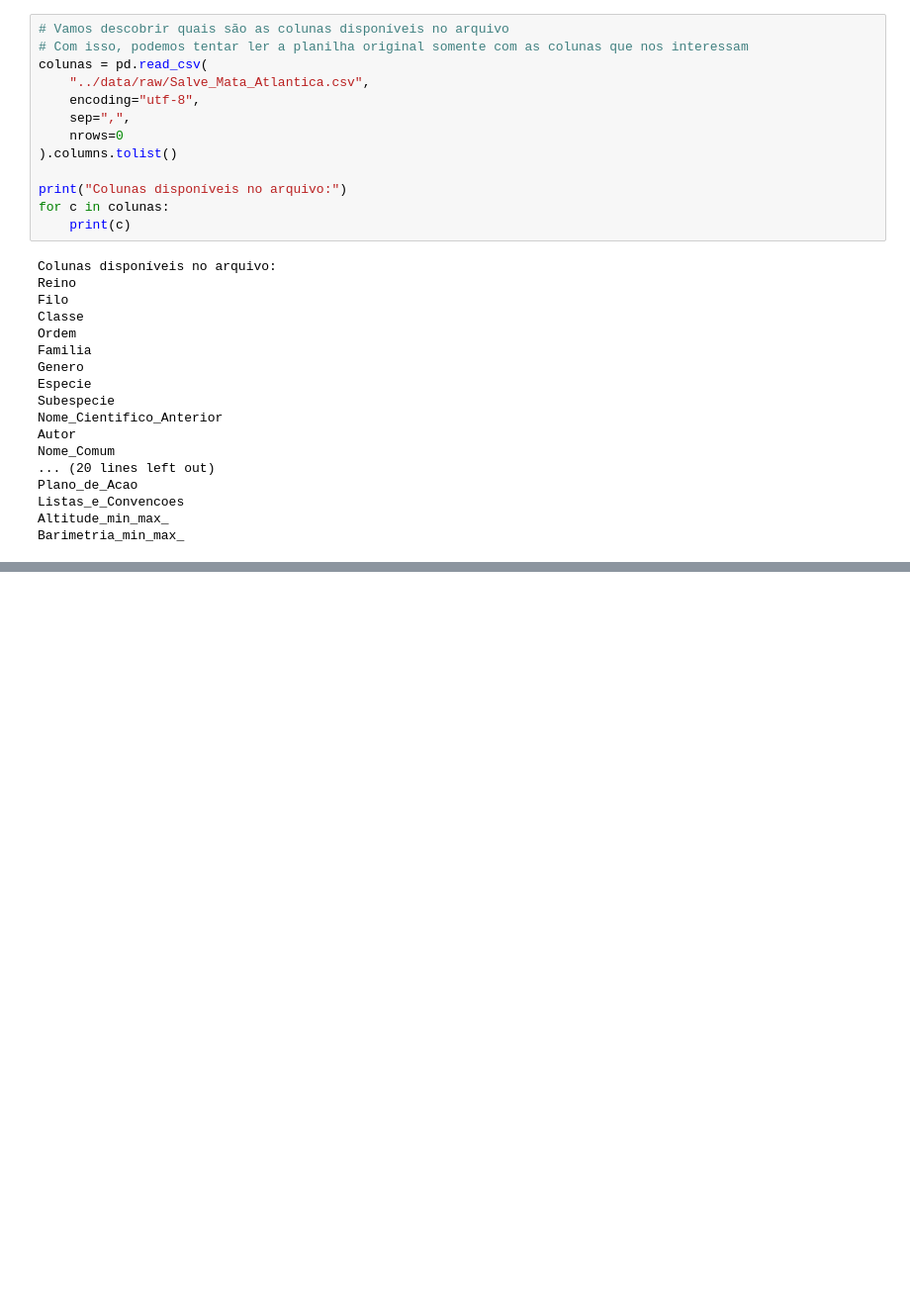
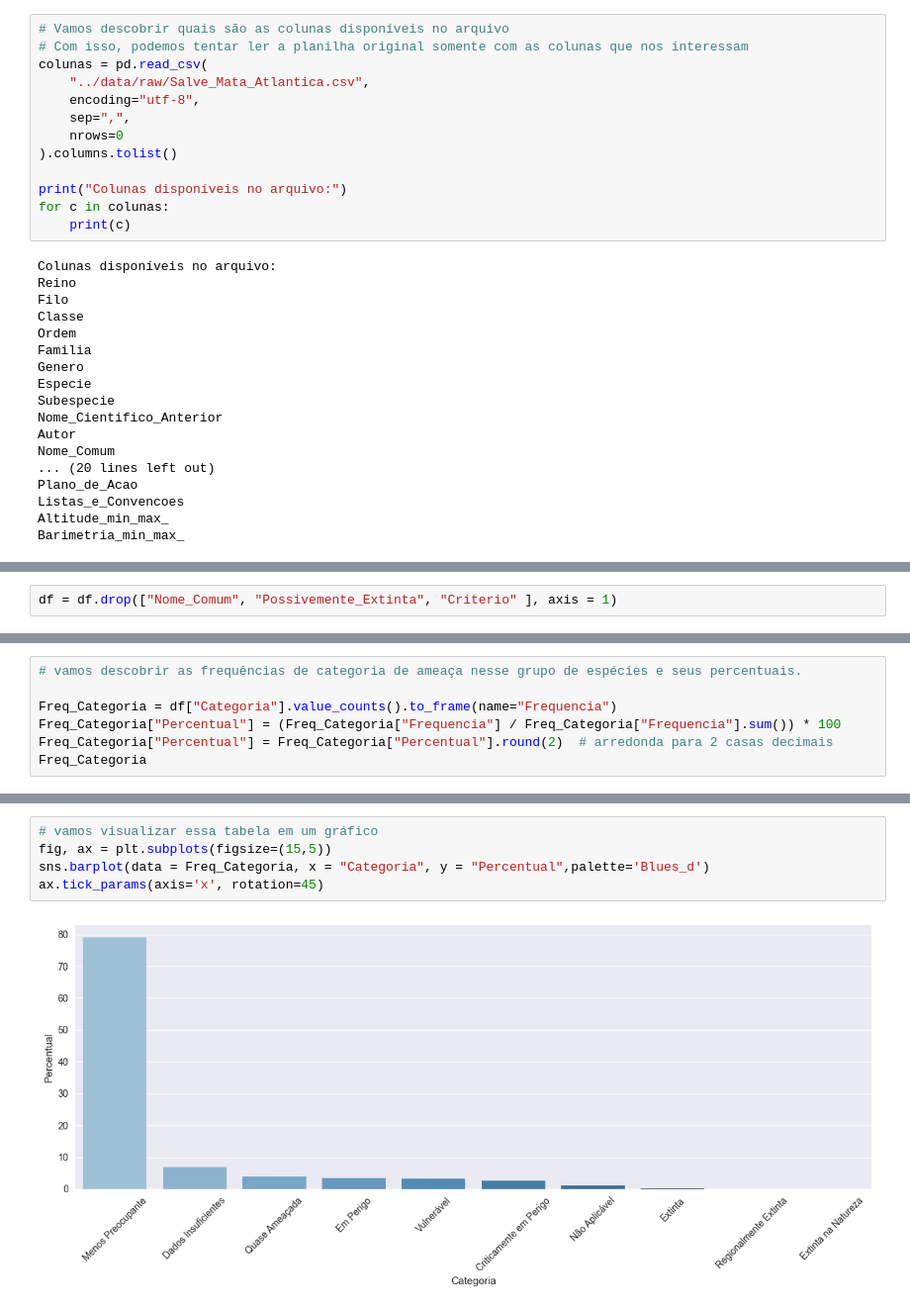
Before and after one commit to Carrascofs/analise-biodiversidade-mata-atlantica, a Jupyter notebook: notebooks/01_limpeza_e_exploracao.ipynb, the cells around one changed output, grey strips where cells are left out. Shown at 99% size. Saved outputs shown, nothing was run; the diff lists cells and outputs as text; blank space fills up the shorter version.

```diff
--- a/notebooks/01_limpeza_e_exploracao.ipynb
+++ b/notebooks/01_limpeza_e_exploracao.ipynb
@@ -153,0 +194,2 @@ print(df.head())
+# %%
+df = df.drop(["Nome_Comum", "Possivemente_Extinta", "Criterio" ], axis = 1)
@@ -153,0 +254,7 @@ print(df.head())
+# %%
+# vamos descobrir as frequências de categoria de ameaça nesse grupo de espécies e seus percentuais.
+
+Freq_Categoria = df["Categoria"].value_counts().to_frame(name="Frequencia")
+Freq_Categoria["Percentual"] = (Freq_Categoria["Frequencia"] / Freq_Categoria["Frequencia"].sum()) * 100
+Freq_Categoria["Percentual"] = Freq_Categoria["Percentual"].round(2)  # arredonda para 2 casas decimais
+Freq_Categoria
@@ -153,0 +274,7 @@ print(df.head())
+# %%
+# vamos visualizar essa tabela em um gráfico
+fig, ax = plt.subplots(figsize=(15,5))
+sns.barplot(data = Freq_Categoria, x = "Categoria", y = "Percentual",palette='Blues_d')
+ax.tick_params(axis='x', rotation=45)
+# %% [output]
+[figure, added]
```
Also changed, not shown: parts of 15 cells of this notebook, 1 other file.
